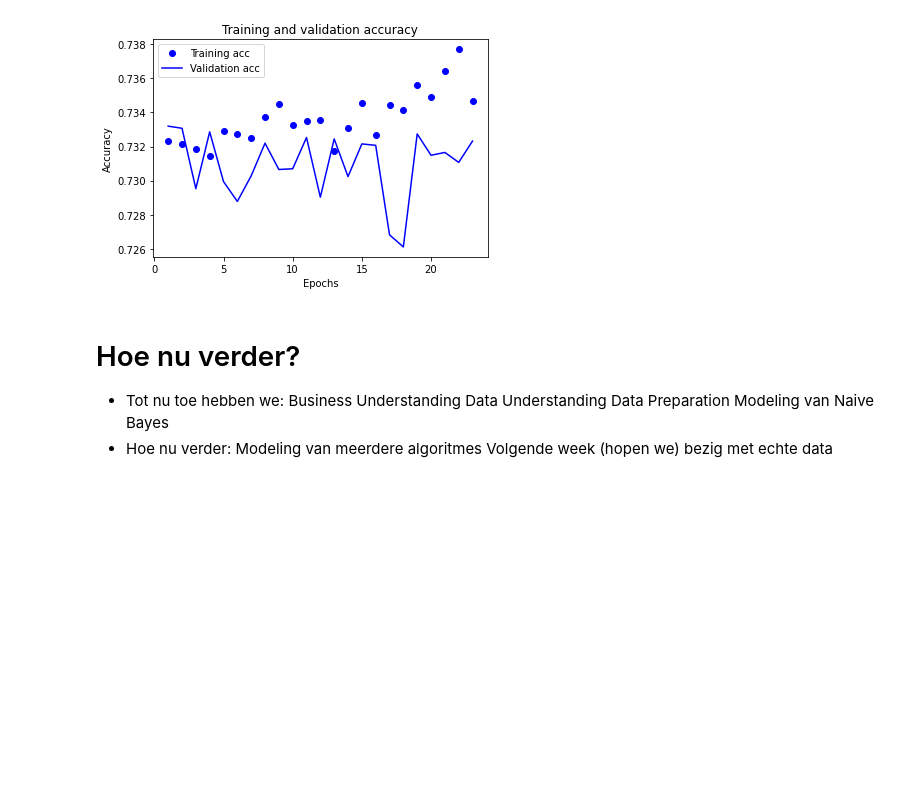
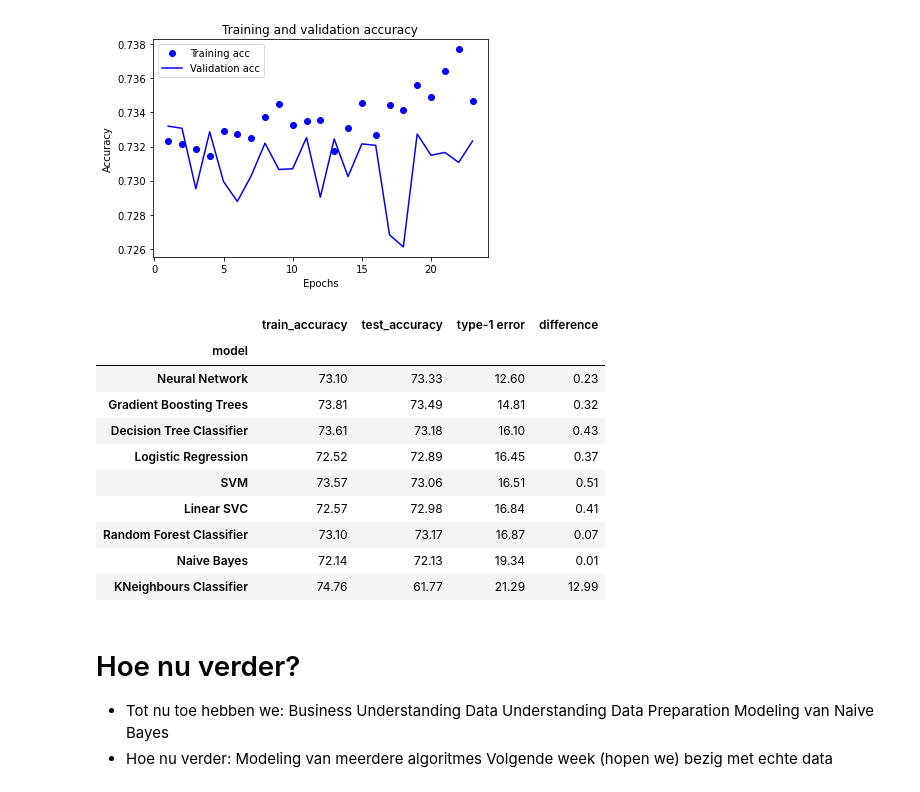
Before and after one commit to Mirmidion/PoC-Groep1, a Jupyter notebook: MainNotebook.ipynb, the cells around one changed output. Drawn from its saved outputs; the diff is of its cells as text; code cells hidden in the pictures; blank space fills up the shorter version.

```diff
--- a/MainNotebook.ipynb
+++ b/MainNotebook.ipynb
@@ -617,6 +660,32 @@ plt.show()
 # %%
 import keras.models as km
 modelNN = keras.model.load_model('NNModel_12.6%.h5')
+# %%
+modelNames = ['Logistic Regression','Gradient Boosting Trees','Linear SVC','SVM'
+              ,'Naive Bayes','Random Forest Classifier','Decision Tree Classifier','KNeighbours Classifier','Neural Network']
+train = [72.52,73.81,72.57,73.57,72.14,73.10,73.61,74.76,73.10]
+test = [72.89,73.49,72.98,73.06,72.13,73.17,73.18,61.77,73.33]
+
+type1 = [16.45,14.81,16.84,16.51,19.34,16.87,16.10,21.29,12.6]
+res = {'model':modelNames,'train_accuracy':train, 'test_accuracy':test,'type-1 error':type1}
+results = pd.DataFrame(data=res)
+# %%
+
+results['difference'] = (results['train_accuracy'] - results['test_accuracy']).abs()
+results = results.set_index('model')
+results.sort_values('type-1 error')
+# %% [output]
+|  | train_accuracy | test_accuracy | type-1 error | difference |
+| model |  |  |  |  |
+| Neural Network | 73.10 | 73.33 | 12.60 | 0.23 |
+| Gradient Boosting Trees | 73.81 | 73.49 | 14.81 | 0.32 |
+| Decision Tree Classifier | 73.61 | 73.18 | 16.10 | 0.43 |
+| Logistic Regression | 72.52 | 72.89 | 16.45 | 0.37 |
+| SVM | 73.57 | 73.06 | 16.51 | 0.51 |
+| Linear SVC | 72.57 | 72.98 | 16.84 | 0.41 |
+| Random Forest Classifier | 73.10 | 73.17 | 16.87 | 0.07 |
+| Naive Bayes | 72.14 | 72.13 | 19.34 | 0.01 |
+| KNeighbours Classifier | 74.76 | 61.77 | 21.29 | 12.99 |
 # %% [markdown]
 # Hoe nu verder?
 
```
Also changed, not shown: parts of 9 cells of this notebook.
